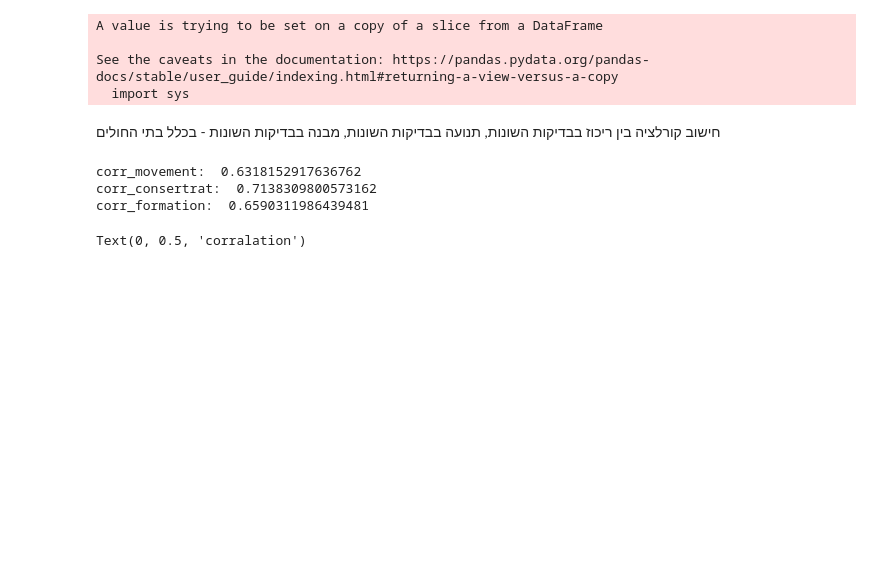
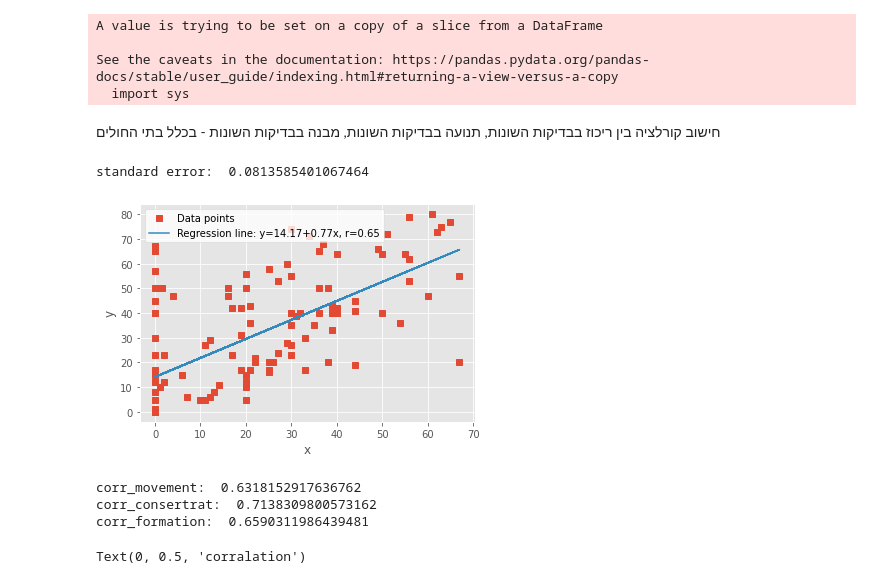
Before and after one commit to aviadm24/jupyter, a Jupyter notebook: machonPuah.ipynb, the cells around one changed output. Cells and saved outputs as stored; diff of their text form; code cells hidden in the pictures; blank space fills up the shorter version.

```diff
--- a/machonPuah.ipynb
+++ b/machonPuah.ipynb
@@ -52,6 +52,25 @@ See the caveats in the documentation: https://pandas.pydata.org/pandas-docs/stab
   import sys
 # %% [markdown]
 חישוב קורלציה בין ריכוז בבדיקות השונות, תנועה בבדיקות השונות, מבנה בבדיקות השונות - בכלל בתי החולים
+# %%
+import scipy.stats
+import matplotlib.pyplot as plt
+plt.style.use('ggplot')
+x = df["movement_cup"].fillna(0)
+y = df["movement_check"].fillna(0)
+slope, intercept, r, p, stderr = scipy.stats.linregress(x, y)
+print("standard error: ", stderr)
+line = f'Regression line: y={intercept:.2f}+{slope:.2f}x, r={r:.2f}'
+fig, ax = plt.subplots()
+ax.plot(x, y, linewidth=0, marker='s', label='Data points')
+ax.plot(x, intercept + slope * x, label=line)
+ax.set_xlabel('x')
+ax.set_ylabel('y')
+ax.legend(facecolor='white')
+plt.show()
+# %% [output]
+standard error:  0.0813585401067464
+[figure, added]
 # %%
 corr_movement = df["movement_cup"].astype('float').corr(df["movement_check"]).astype('float')
 corr_consertrat = df["con_cup"].corr(df["con_check"])
```
